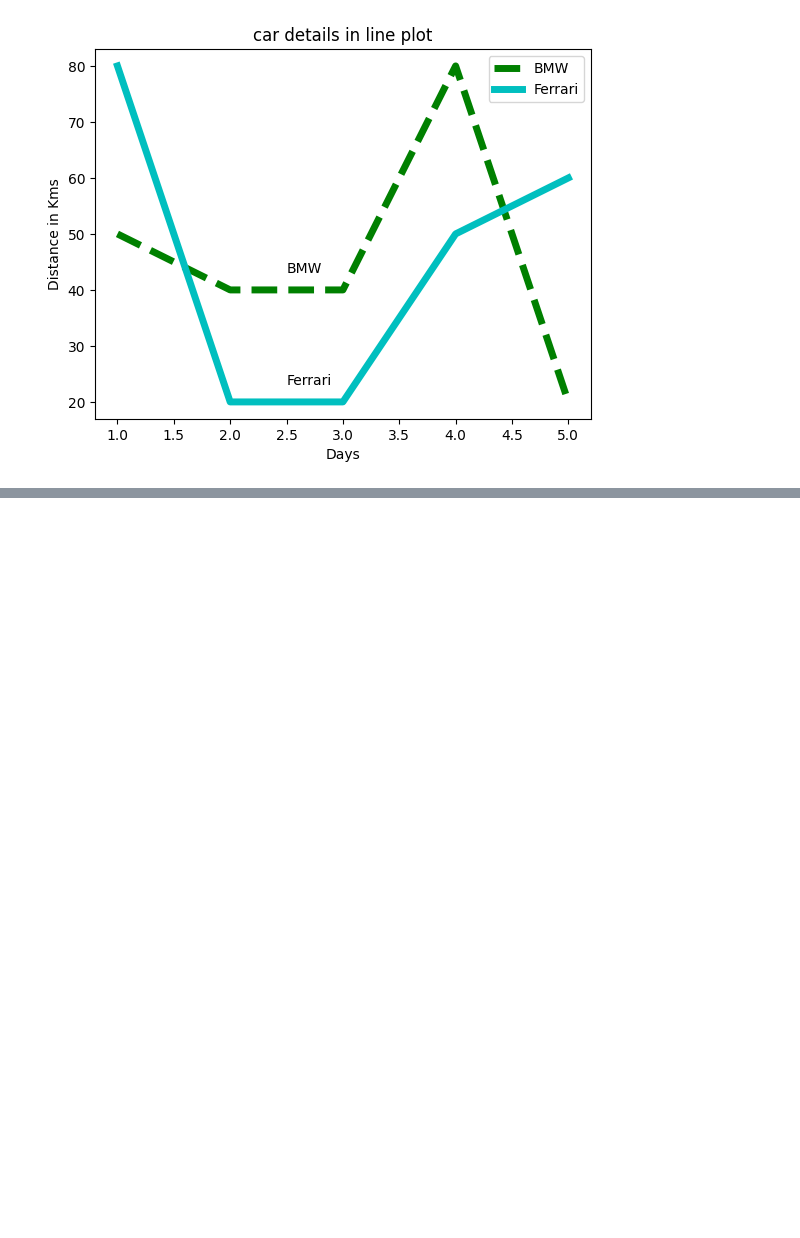
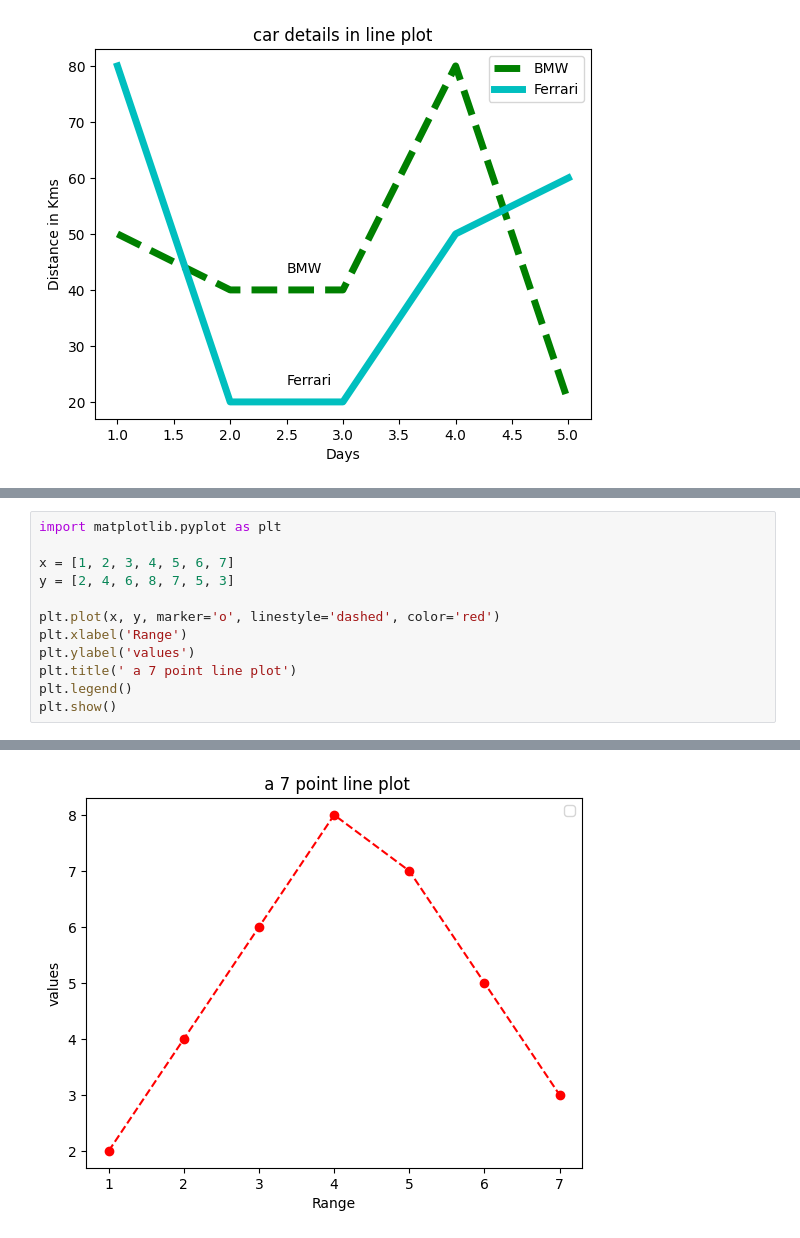
Before and after one commit to Mijewljose/readmj, a Jupyter notebook: Untitled0.ipynb, the cells around one changed output, grey strips where cells are left out. Saved outputs shown, nothing was run; the diff lists cells and outputs as text; blank space fills up the shorter version.

```diff
--- a/Untitled0.ipynb
+++ b/Untitled0.ipynb
@@ -71,0 +102,13 @@ plt.legend()
+# %%
+import matplotlib.pyplot as plt
+
+x = [1, 2, 3, 4, 5, 6, 7]
+y = [2, 4, 6, 8, 7, 5, 3]
+
+plt.plot(x, y, marker='o', linestyle='dashed', color='red')
+plt.xlabel('Range')
+plt.ylabel('values')
+plt.title(' a 7 point line plot')
+plt.legend()
+plt.show()
+# %% [output]
@@ -71,0 +116 @@ plt.legend()
+[figure, added]
```
Also changed, not shown: parts of 14 cells of this notebook.
